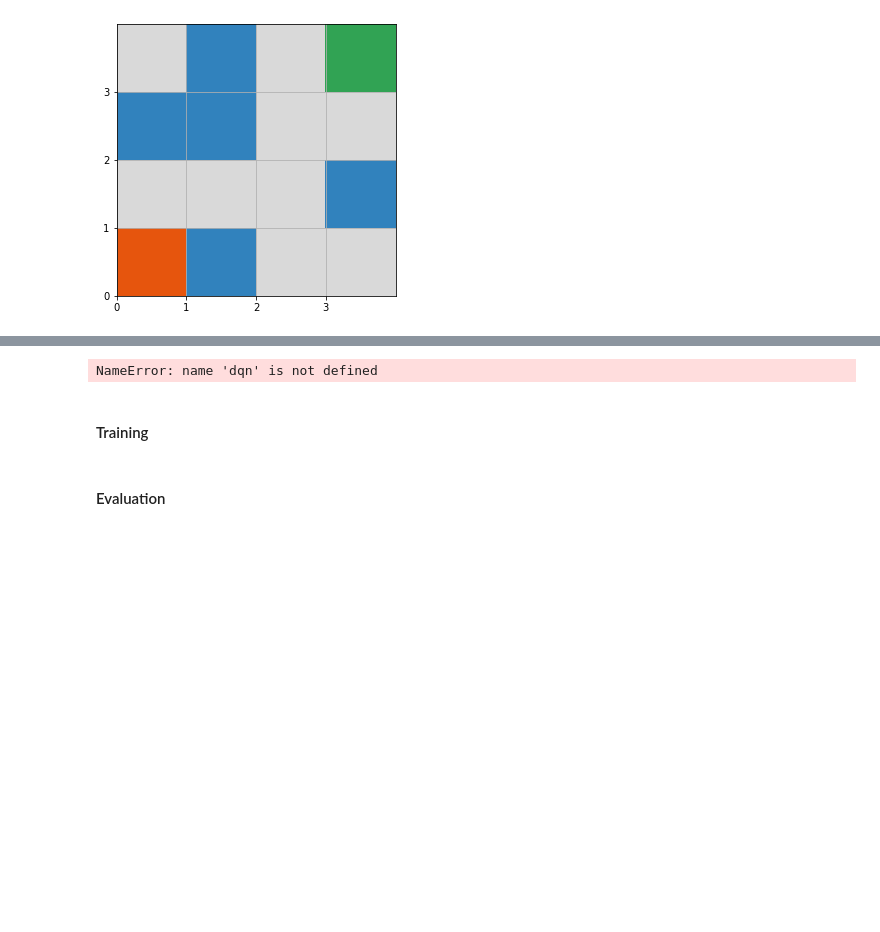
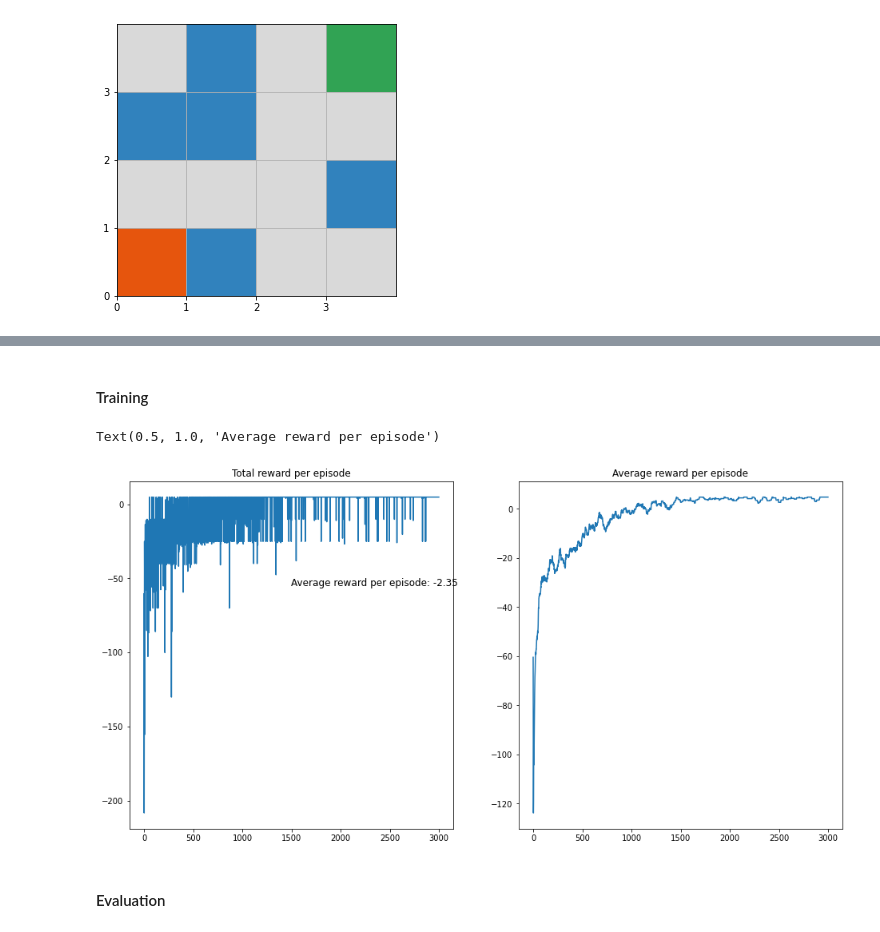
Before and after one commit to vinaykudari/maze-solver, a Jupyter notebook: Notebooks/A2C-NN.ipynb, the cells around one changed output, grey strips where cells are left out. Saved outputs shown, nothing was run; the diff lists cells and outputs as text; code cells hidden in the pictures; blank space fills up the shorter version.

Commit message:
Add Charts

```diff
--- a/Notebooks/A2C-NN.ipynb
+++ b/Notebooks/A2C-NN.ipynb
@@ -48,8 +48,8 @@ a2c = A2C(
     hyprprms={
         'gamma': 0.995,
     },
-    log_freq=300,
+    log_freq=500,
 )
 # %%
-a2c.run(5000)
+a2c.run(3000)
 # %% [output]
@@ -73,7 +62 @@ Episode: 4800, Loss: -6.743616154381016e-08, Avg. Reward: 4.75
-# %%
-_, action_seq = dqn.evaluate_one_episode()
-dqn.env.animate(action_seq=action_seq, filename='dqn.mp4')
-Video('dqn.mp4')
-# %% [output]
-NameError: name 'dqn' is not defined
 # %%
@@ -81,19 +64,19 @@ dqn.evaluate()
 # %% [markdown]
 #### Training
 # %%
-fig, ax = plt.subplots(2, 2, figsize=(16, 16))
+fig, ax = plt.subplots(1, 2, figsize=(16, 8))
 
-total_rewards = [log['reward'] for _, log in dqn.logs.items()]
+total_rewards = [log['reward'] for _, log in a2c.logs.items()]
 mean_rewards = sum(total_rewards)/len(total_rewards)
-ax[0][0].plot(range(dqn.episodes), total_rewards)
-ax[0][0].text(0.5, 0.7, f'Average reward per episode: {round(mean_rewards, 2)}', transform=ax[0][0].transAxes, size='large')
-ax[0][0].set_title('Total reward per episode')
+ax[0].plot(range(3000), total_rewards)
+ax[0].text(0.5, 0.7, f'Average reward per episode: {round(mean_rewards, 2)}', transform=ax[0].transAxes, size='large')
+ax[0].set_title('Total reward per episode')
 
-cumulative_rewards = [log['cumulative_reward'] for _, log in dqn.logs.items()]
-ax[0][1].plot(range(dqn.episodes), cumulative_rewards)
-ax[0][1].set_title('Cumulative reward per episode')
-
-ax[1][0].plot(range(dqn.episodes), [log['epsilon'] for _, log in dqn.logs.items()])
-ax[1][0].set_title('Epsilon decay per episode')
+cumulative_rewards = [log['avg_reward'] for _, log in a2c.logs.items()]
+ax[1].plot(range(3000), cumulative_rewards)
+ax[1].set_title('Average reward per episode')
+# %% [output]
+Text(0.5, 1.0, 'Average reward per episode')
+[figure, added]
 # %% [markdown]
 #### Evaluation
```
Also changed, not shown: parts of 4 cells of this notebook, 2 other files.
